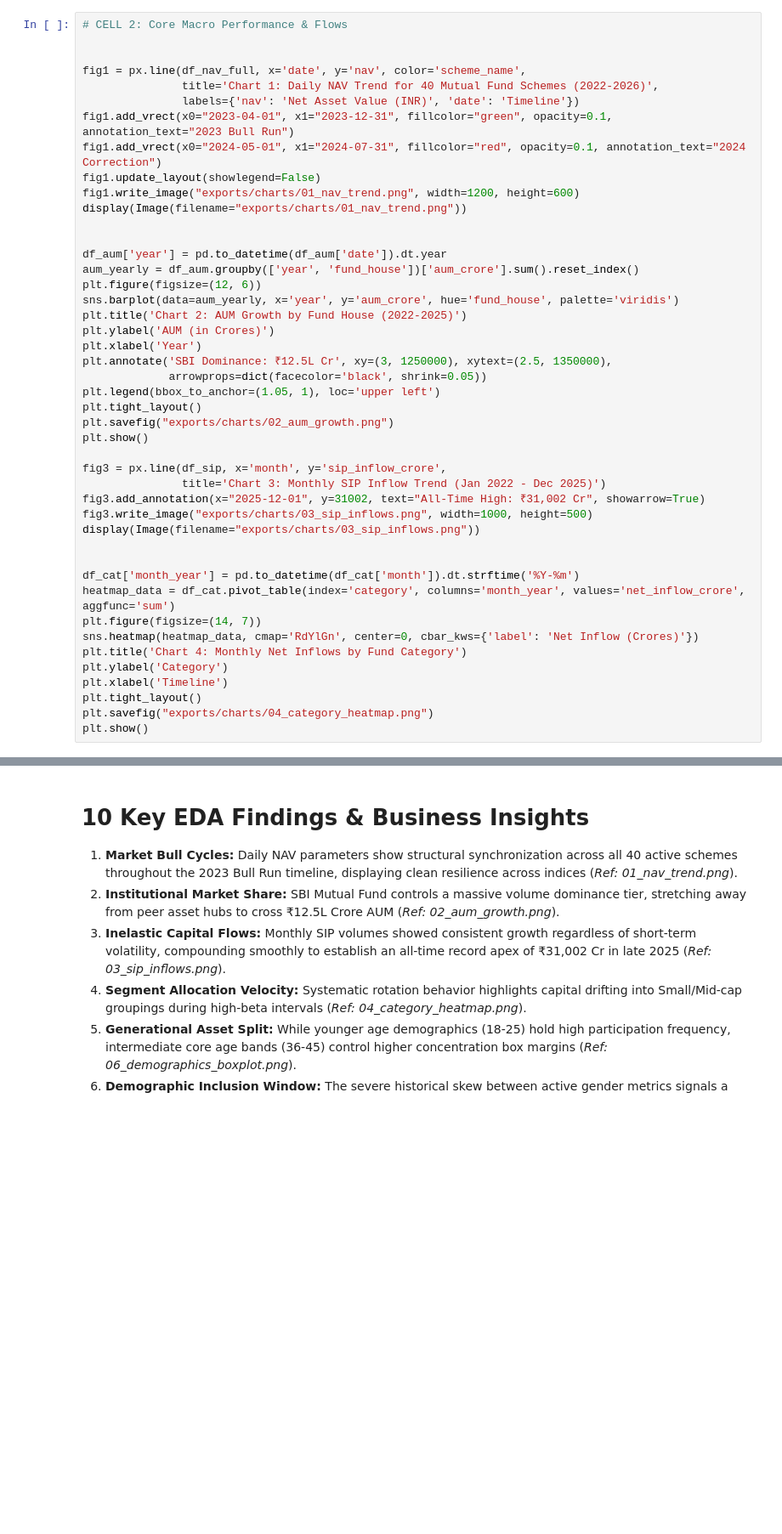
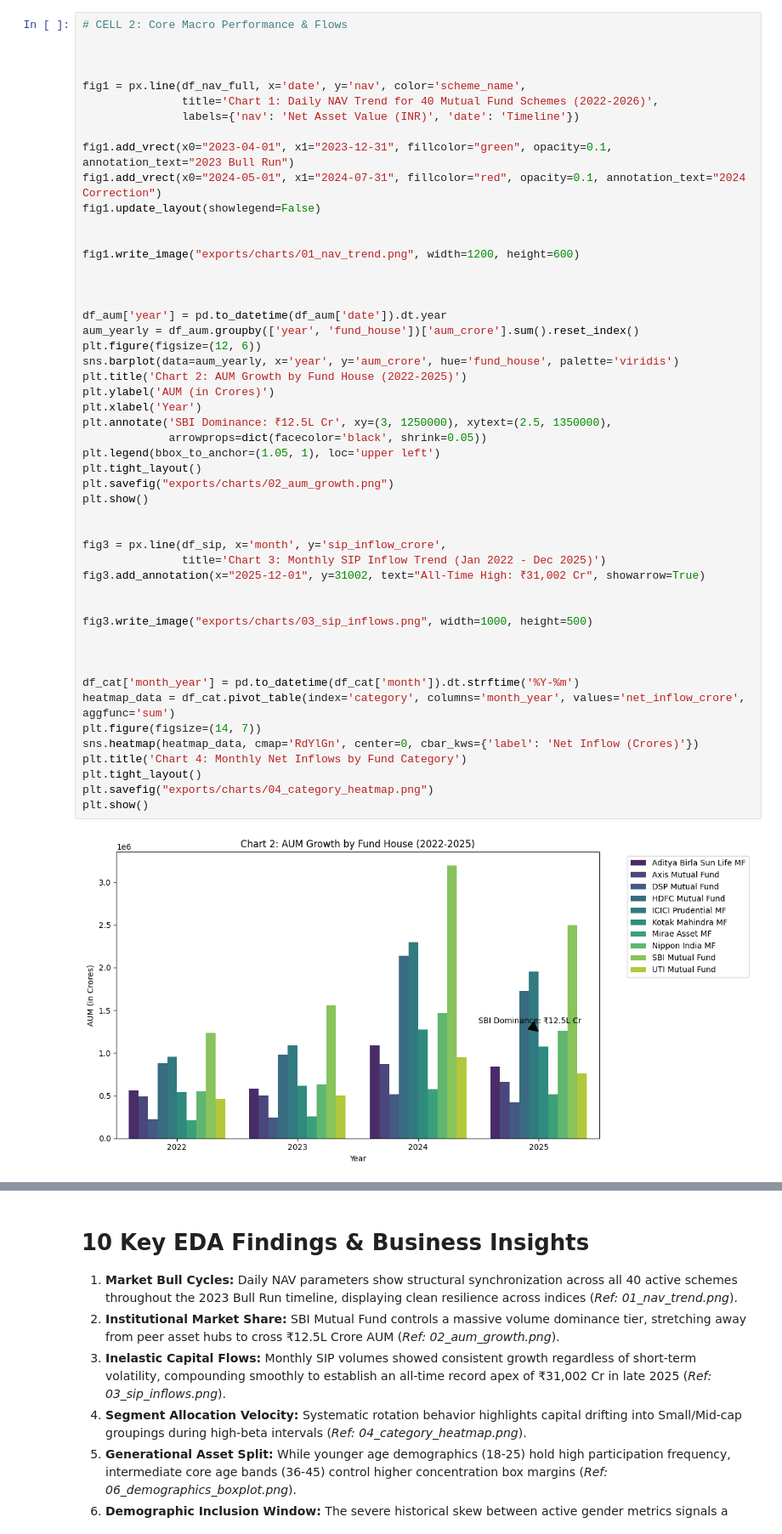
Before and after one commit to Yash-rev/capstone_proj, a Jupyter notebook: notebooks/EDA_Analysis.ipynb, the cells around one changed output, grey strips where cells are left out. Shown at 85% size. Saved outputs shown, nothing was run; the diff lists cells and outputs as text; blank space fills up the shorter version.

```diff
--- a/notebooks/EDA_Analysis.ipynb
+++ b/notebooks/EDA_Analysis.ipynb
@@ -33,45 +55,52 @@ print(" setup complete. Data loaded successfully")
 # %%
 # CELL 2: Core Macro Performance & Flows
+
 
 
 fig1 = px.line(df_nav_full, x='date', y='nav', color='scheme_name',
                title='Chart 1: Daily NAV Trend for 40 Mutual Fund Schemes (2022-2026)',
                labels={'nav': 'Net Asset Value (INR)', 'date': 'Timeline'})
+
 fig1.add_vrect(x0="2023-04-01", x1="2023-12-31", fillcolor="green", opacity=0.1, annotation_text="2023 Bull Run")
 fig1.add_vrect(x0="2024-05-01", x1="2024-07-31", fillcolor="red", opacity=0.1, annotation_text="2024 Correction")
 fig1.update_layout(showlegend=False)
+
+
 fig1.write_image("exports/charts/01_nav_trend.png", width=1200, height=600)
-display(Image(filename="exports/charts/01_nav_trend.png"))
+
 
 
 df_aum['year'] = pd.to_datetime(df_aum['date']).dt.year
 aum_yearly = df_aum.groupby(['year', 'fund_house'])['aum_crore'].sum().reset_index()
 plt.figure(figsize=(12, 6))
 sns.barplot(data=aum_yearly, x='year', y='aum_crore', hue='fund_house', palette='viridis')
 plt.title('Chart 2: AUM Growth by Fund House (2022-2025)')
 plt.ylabel('AUM (in Crores)')
 plt.xlabel('Year')
 plt.annotate('SBI Dominance: ₹12.5L Cr', xy=(3, 1250000), xytext=(2.5, 1350000),
              arrowprops=dict(facecolor='black', shrink=0.05))
 plt.legend(bbox_to_anchor=(1.05, 1), loc='upper left')
 plt.tight_layout()
 plt.savefig("exports/charts/02_aum_growth.png")
 plt.show()
 
+
 fig3 = px.line(df_sip, x='month', y='sip_inflow_crore',
                title='Chart 3: Monthly SIP Inflow Trend (Jan 2022 - Dec 2025)')
 fig3.add_annotation(x="2025-12-01", y=31002, text="All-Time High: ₹31,002 Cr", showarrow=True)
+
+
 fig3.write_image("exports/charts/03_sip_inflows.png", width=1000, height=500)
-display(Image(filename="exports/charts/03_sip_inflows.png"))
+
 
 
 df_cat['month_year'] = pd.to_datetime(df_cat['month']).dt.strftime('%Y-%m')
 heatmap_data = df_cat.pivot_table(index='category', columns='month_year', values='net_inflow_crore', aggfunc='sum')
 plt.figure(figsize=(14, 7))
 sns.heatmap(heatmap_data, cmap='RdYlGn', center=0, cbar_kws={'label': 'Net Inflow (Crores)'})
 plt.title('Chart 4: Monthly Net Inflows by Fund Category')
-plt.ylabel('Category')
-plt.xlabel('Timeline')
 plt.tight_layout()
 plt.savefig("exports/charts/04_category_heatmap.png")
 plt.show()
+# %% [output]
+[figure, added]
```
Also changed, not shown: parts of 6 cells of this notebook, 15 other files.
